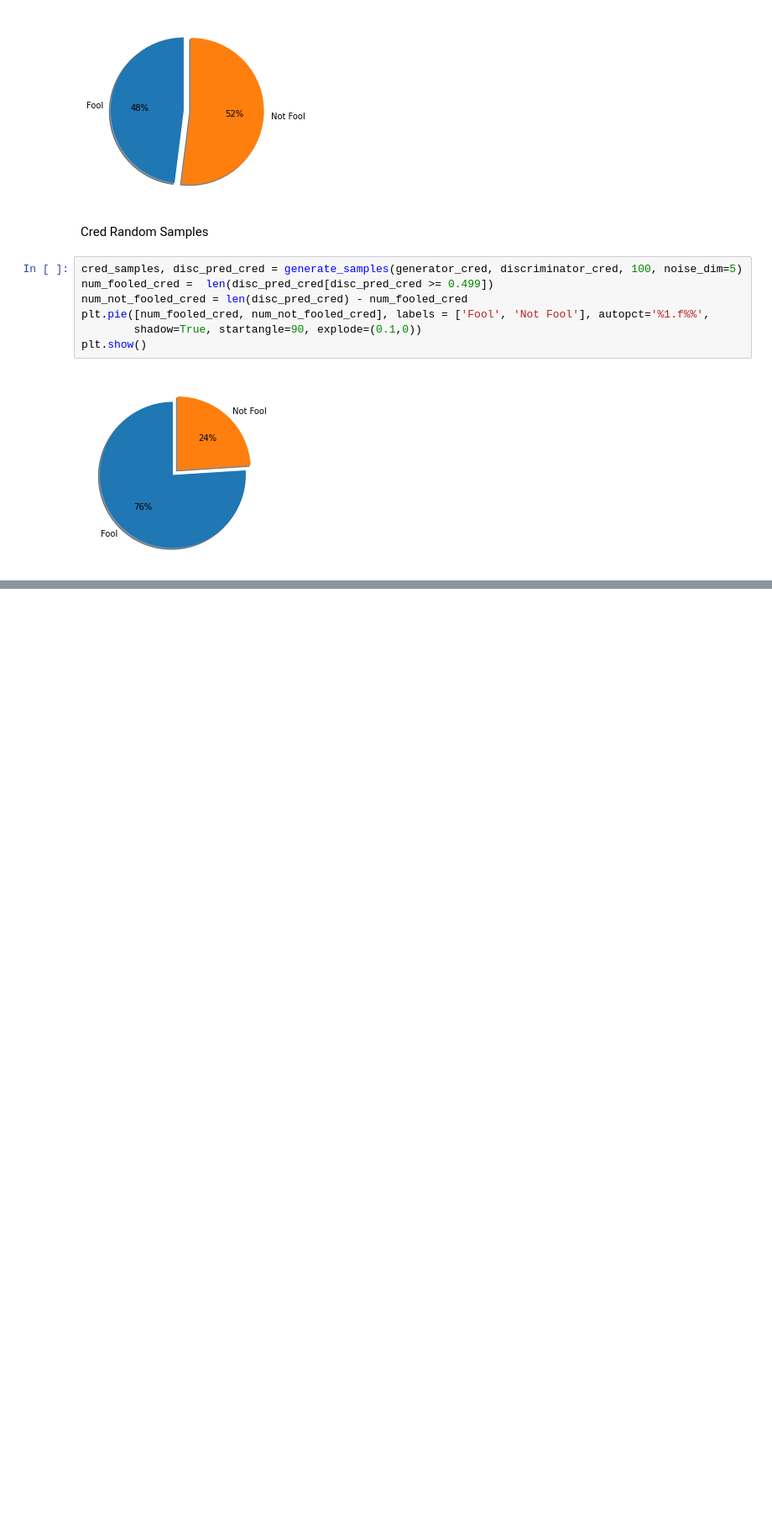
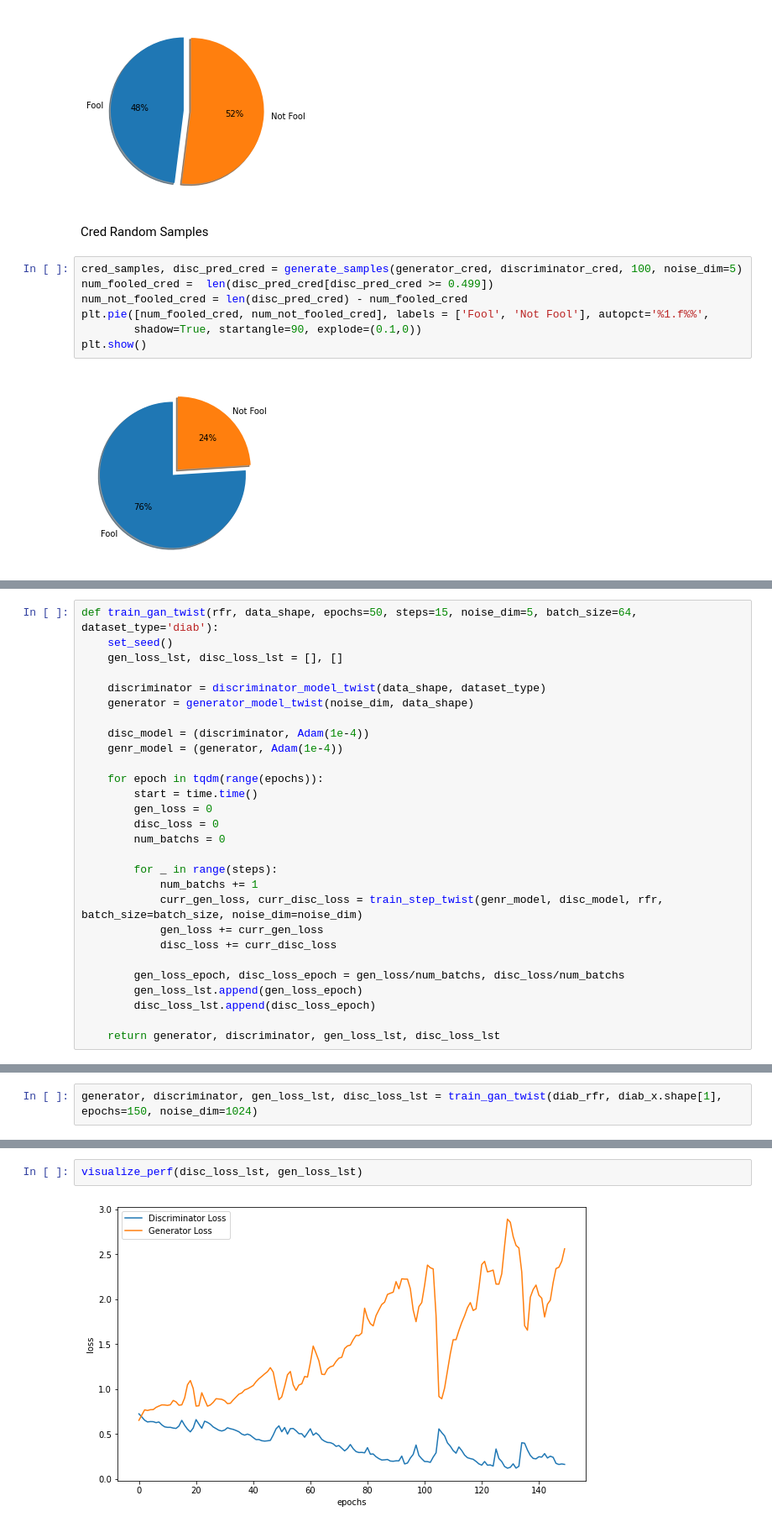
Before and after one commit to Naorko/gan-tf, a Jupyter notebook: gans.ipynb, the cells around one changed output, grey strips where cells are left out. Shown at 84% size. Drawn from its saved outputs; the diff is of its cells as text; blank space fills up the shorter version.

```diff
--- a/gans.ipynb
+++ b/gans.ipynb
@@ -508,0 +588,28 @@ plt.show()
+# %%
+def train_gan_twist(rfr, data_shape, epochs=50, steps=15, noise_dim=5, batch_size=64, dataset_type='diab'):
+    set_seed()
+    gen_loss_lst, disc_loss_lst = [], []
+
+    discriminator = discriminator_model_twist(data_shape, dataset_type)
+    generator = generator_model_twist(noise_dim, data_shape)
+
+    disc_model = (discriminator, Adam(1e-4))
+    genr_model = (generator, Adam(1e-4))
+
+    for epoch in tqdm(range(epochs)):
+        start = time.time()
+        gen_loss = 0
+        disc_loss = 0
+        num_batchs = 0
+
+        for _ in range(steps):
+            num_batchs += 1
+            curr_gen_loss, curr_disc_loss = train_step_twist(genr_model, disc_model, rfr, batch_size=batch_size, noise_dim=noise_dim)
+            gen_loss += curr_gen_loss
+            disc_loss += curr_disc_loss
+
+        gen_loss_epoch, disc_loss_epoch = gen_loss/num_batchs, disc_loss/num_batchs
+        gen_loss_lst.append(gen_loss_epoch)
+        disc_loss_lst.append(disc_loss_epoch)
+
+    return generator, discriminator, gen_loss_lst, disc_loss_lst
@@ -508,0 +683,2 @@ plt.show()
+# %%
+generator, discriminator, gen_loss_lst, disc_loss_lst = train_gan_twist(diab_rfr, diab_x.shape[1], epochs=150, noise_dim=1024)
@@ -508,0 +687,4 @@ plt.show()
+# %%
+visualize_perf(disc_loss_lst, gen_loss_lst)
+# %% [output]
+[figure, added]
```
Also changed, not shown: parts of 29 cells of this notebook.
